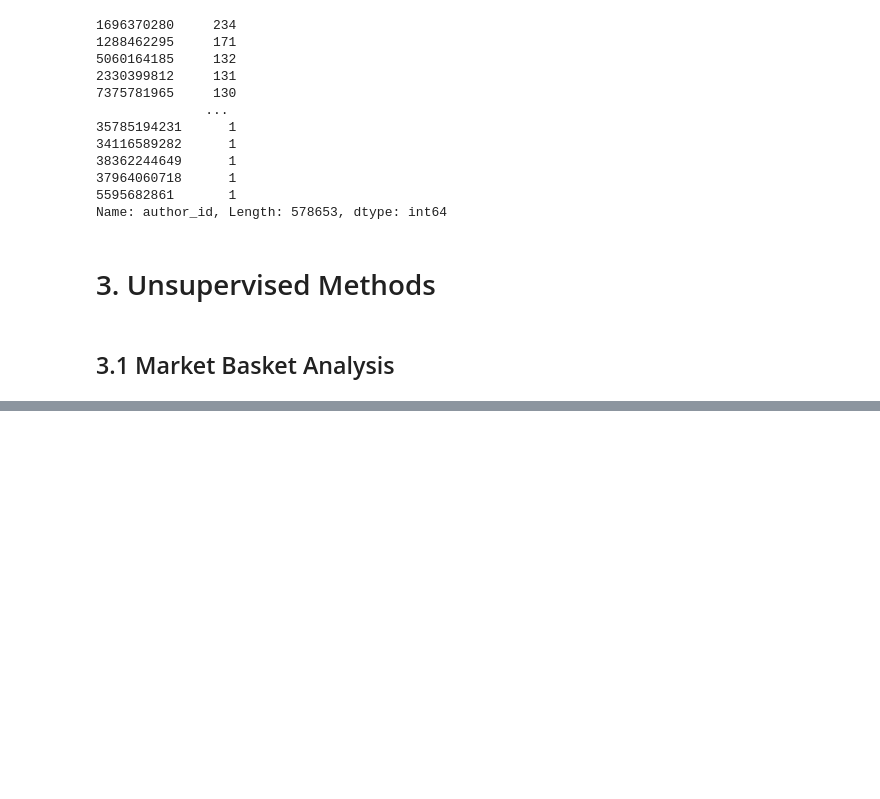
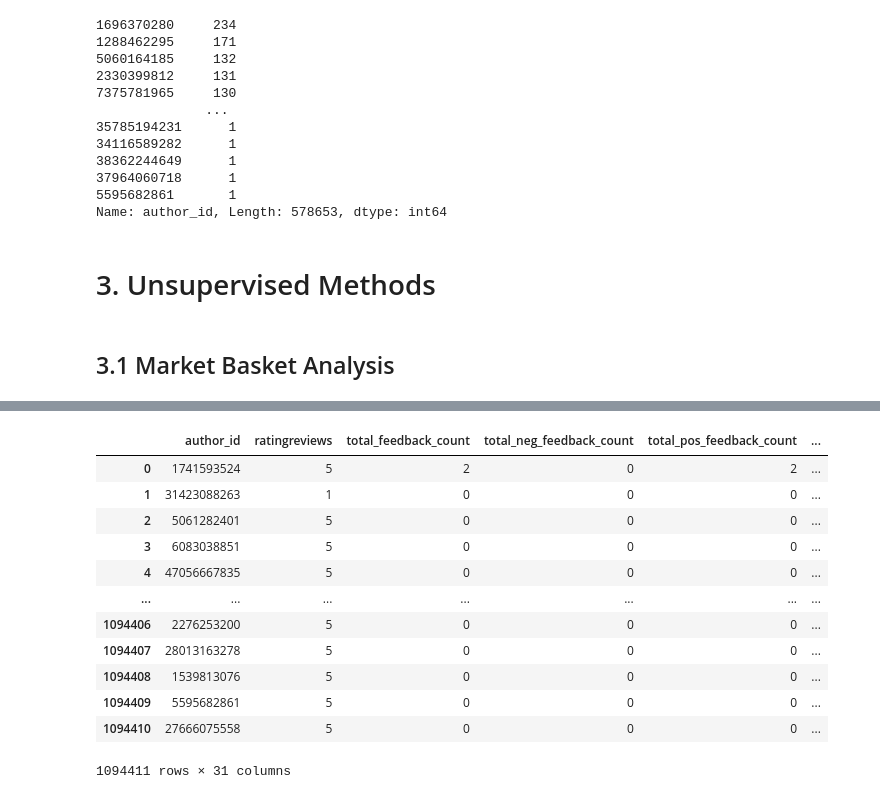
Before and after one commit to eshentong/BA820-team, a Jupyter notebook: BA820.ipynb, the cells around one changed output, grey strips where cells are left out. Saved outputs shown, nothing was run; the diff lists cells and outputs as text; code cells hidden in the pictures; blank space fills up the shorter version.

```diff
--- a/BA820.ipynb
+++ b/BA820.ipynb
@@ -144,7 +144,7 @@ dtype: float64
 # %%
 df_products = df_products.drop(columns=['value_price_usd', 'sale_price_usd', 'child_max_price', 'child_min_price', 'variation_desc', 'variation_type', 'variation_value', 'size'])
 # %%
-df_reviews = df_reviews.drop(columns=['helpfulness', 'is_recommended'])
+df_reviews = df_reviews.drop(columns=['helpfulness', 'is_recommended', 'Unnamed: 0'])
 # %%
 df_products.shape, df_reviews.shape
 # %% [output]
@@ -307,0 +325,18 @@ Name: author_id, Length: 578653, dtype: int64
+# %%
+joined_table = df_reviews.merge(df_products, on=['product_id', 'product_name', 'price_usd', 'brand_name'], how= 'inner', suffixes=('reviews', 'products'))
+# %%
+joined_table
+# %% [output]
+|  | author_id | ratingreviews | total_feedback_count | total_neg_feedback_count | total_pos_feedback_count | ... |
+| 0 | 1741593524 | 5 | 2 | 0 | 2 | ... |
+| 1 | 31423088263 | 1 | 0 | 0 | 0 | ... |
+| 2 | 5061282401 | 5 | 0 | 0 | 0 | ... |
+| 3 | 6083038851 | 5 | 0 | 0 | 0 | ... |
+| 4 | 47056667835 | 5 | 0 | 0 | 0 | ... |
+| ... | ... | ... | ... | ... | ... | ... |
+| 1094406 | 2276253200 | 5 | 0 | 0 | 0 | ... |
+| 1094407 | 28013163278 | 5 | 0 | 0 | 0 | ... |
+| 1094408 | 1539813076 | 5 | 0 | 0 | 0 | ... |
+| 1094409 | 5595682861 | 5 | 0 | 0 | 0 | ... |
+| 1094410 | 27666075558 | 5 | 0 | 0 | 0 | ... |
+1094411 rows × 31 columns
```
Also changed, not shown: parts of 7 cells of this notebook.
